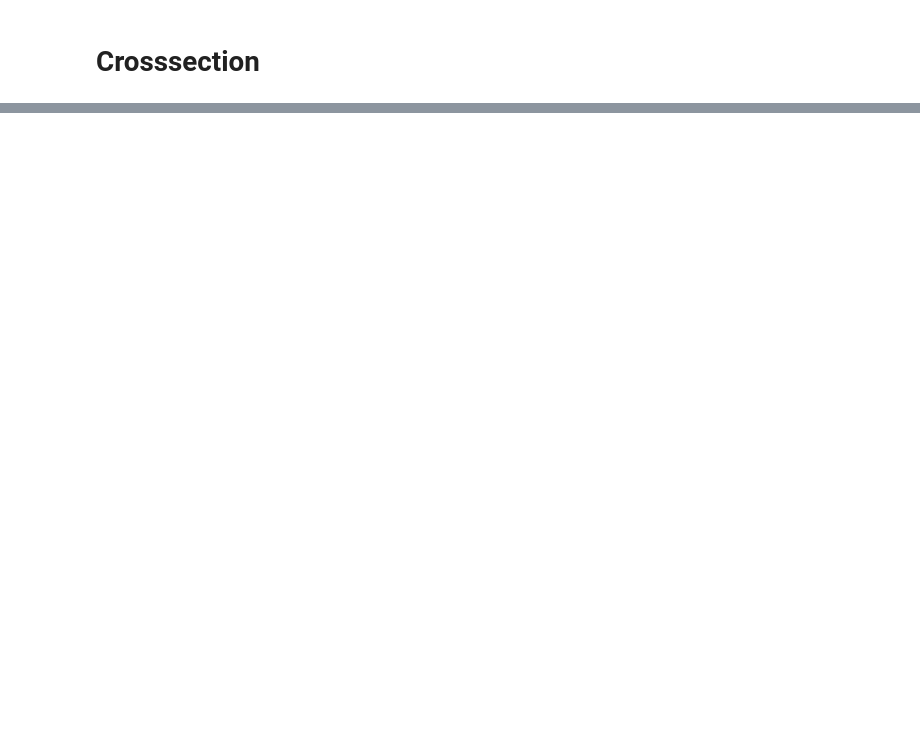
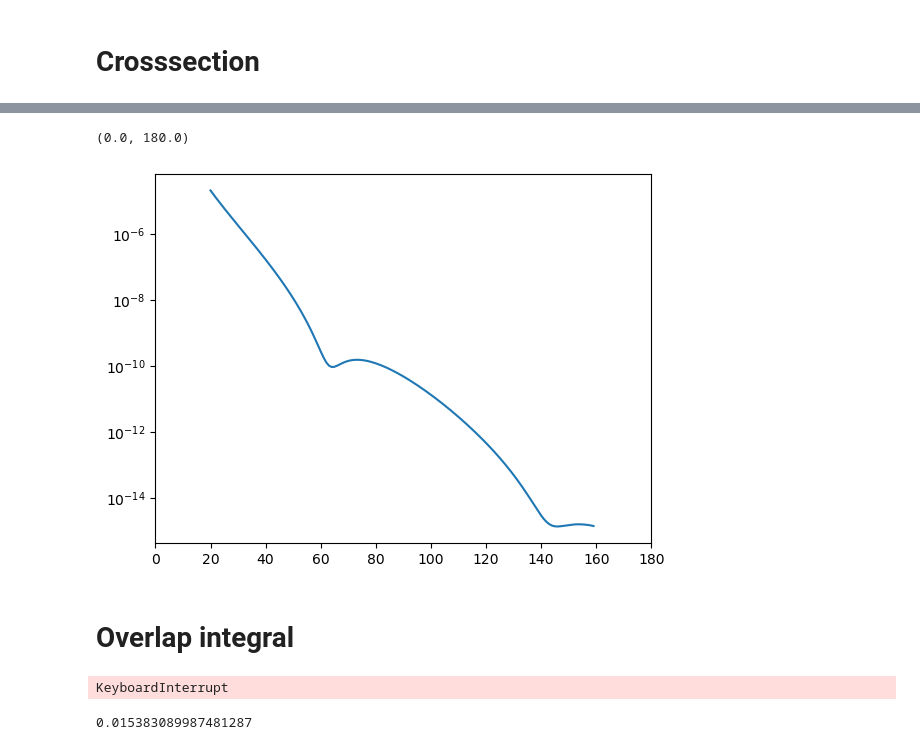
Before and after one commit to Partynumbers42/phasr, a Jupyter notebook: Example.ipynb, the cells around one changed output, grey strips where cells are left out. Drawn from its saved outputs; the diff is of its cells as text; code cells hidden in the pictures; blank space fills up the shorter version.

Commit message:
Check Osz overlap integral

```diff
--- a/Example.ipynb
+++ b/Example.ipynb
@@ -1535,0 +239,5 @@ AssertionError: groundstate energy should be -0.4590348117169327, but is -0.4650
+# %%
+# assess necessary precision # takes a long time, but enables fastest possible evaluation once these are set
+energy=250
+theta=np.arange(20,160,1)
+args=phr.optimise_crosssection_precision(energy,theta*pi/180,nucleus_Al27,crosssection_precision=1e-2)
@@ -1535,0 +262,9 @@ AssertionError: groundstate energy should be -0.4590348117169327, but is -0.4650
+# %%
+plt.plot(theta,phr.crosssection_lepton_nucleus_scattering(energy,theta*pi/180,nucleus_Al27,**args))
+plt.yscale('log')
+plt.xlim(0,180)
+# %% [output]
+(0.0, 180.0)
+[figure, added]
+# %% [markdown]
+# Overlap integral
@@ -1535,0 +281,8 @@ AssertionError: groundstate energy should be -0.4590348117169327, but is -0.4650
+# %%
+phr.overlap_integral_scalar(nucleus_osz_Al27,'p')
+# %% [output]
+KeyboardInterrupt
+# %%
+phr.overlap_integral_scalar(nucleus_osz_Al27,'n')
+# %% [output]
+0.015383089987481287
```
Also changed, not shown: parts of 146 cells of this notebook, 1 other file.
